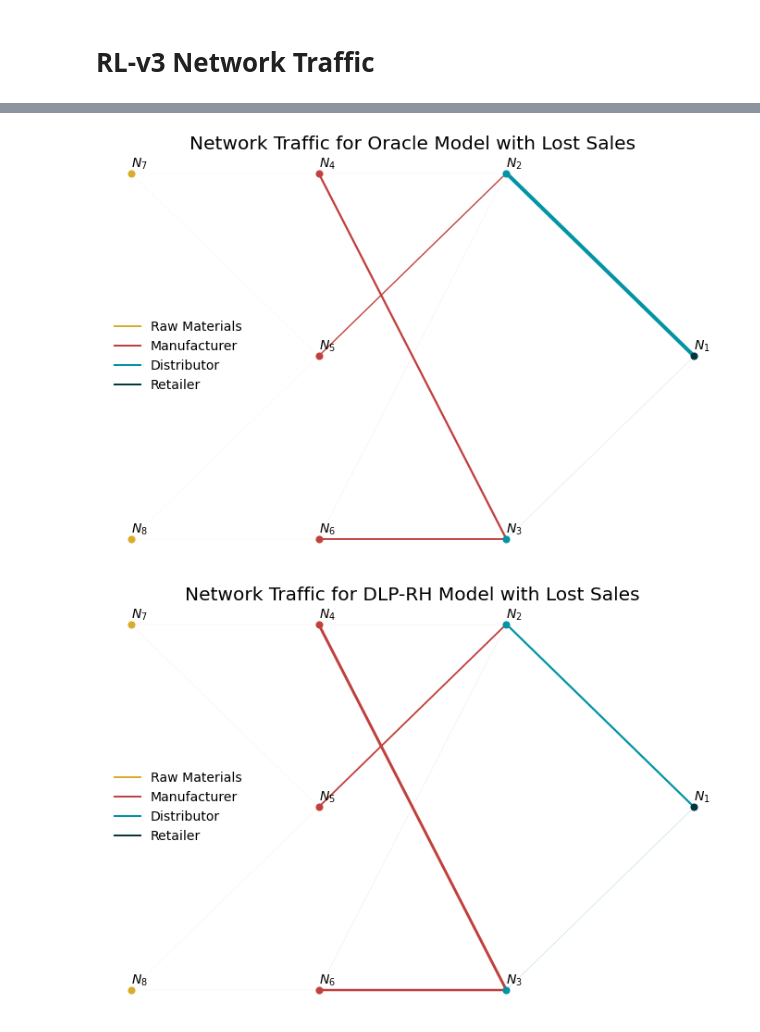
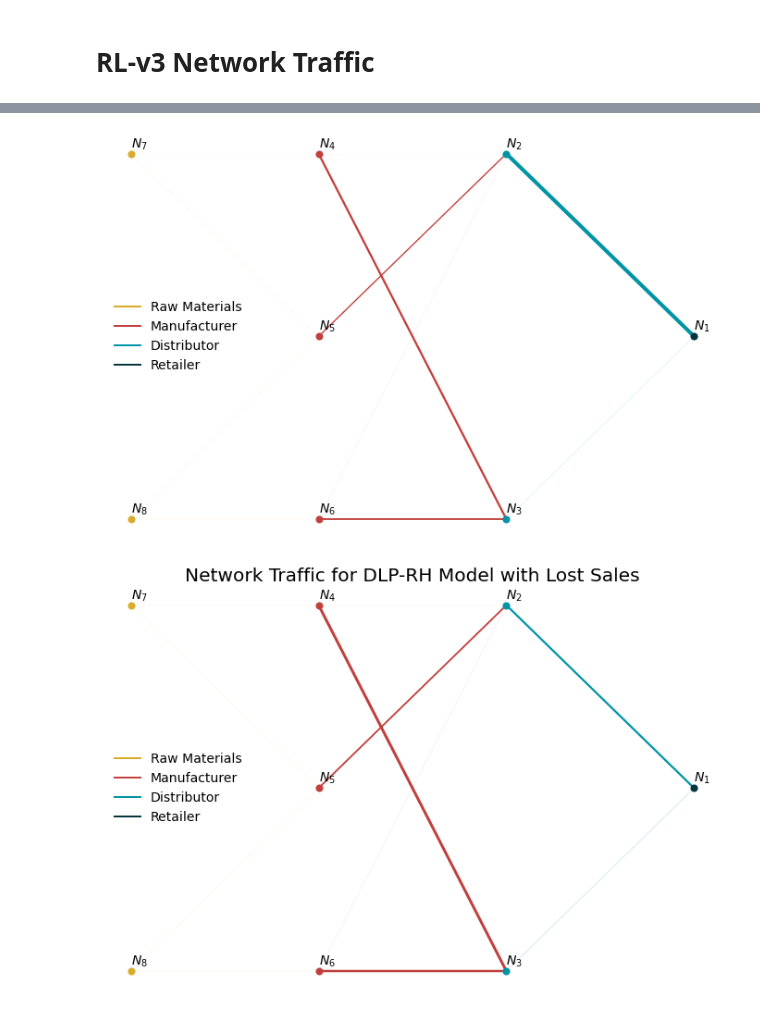
Before and after one commit to grossmann-group/or-gym, a Jupyter notebook: notebooks/results_plots.ipynb, the cells around one changed output, grey strips where cells are left out. Cells and saved outputs as stored; diff of their text form; code cells hidden in the pictures.

```diff
--- a/notebooks/results_plots.ipynb
+++ b/notebooks/results_plots.ipynb
@@ -784,35 +848,35 @@ lws = softmax(lws, 100) * 10
 lws_dict = {k: l for k, l in zip(orders.keys(), lws)}
 for node_num, v in reversed(node_coords.items()):
     x, y = v
     sinks = adjacency_matrix[np.where(adjacency_matrix[:, 0]==node_num)][:, 1]
     for s in sinks:
         try:
             sink_coord = node_coords[s]
         except KeyError:
             continue
         for k, n in reversed(env.levels.items()):
             if node_num in n:
                 color = colors[level_col[k]]
         x_ = np.hstack([x, sink_coord[0]])
         y_ = np.hstack([y, sink_coord[1]])
         lw = lws_dict[(node_num, s)]
         plt.plot(x_, y_, color=color, linewidth=lw, linestyle='solid', zorder=0)
 
 # plt.ylabel('Node')
 plt.yticks([0], [''])
 plt.axis('off')
 plt.xlabel('Level')
 legend_lines = [Line2D([0], [0], color=colors[3]),
                 Line2D([0], [0], color=colors[2]),
                 Line2D([0], [0], color=colors[1]),
                 Line2D([0], [0], color=colors[0])]
 plt.legend(legend_lines, ['Raw Materials', 'Manufacturer', 'Distributor', 'Retailer'])
 # plt.xticks(np.arange(len(env.levels)), ['Retailer', 'Distributor', 'Manufacturer', 'Raw Materials'])
-plt.title('Network Traffic for Oracle Model with Lost Sales')
+# plt.title('Network Traffic for Oracle Model with Lost Sales')
 # plt.grid(False)
 plt.show()
 # %% [output]
-[figure, old version]
+[figure, new version]
 # %%
 orders = link_useage(rh_v3)
 
```
Also changed, not shown: parts of 6 cells of this notebook, 1 other file.
